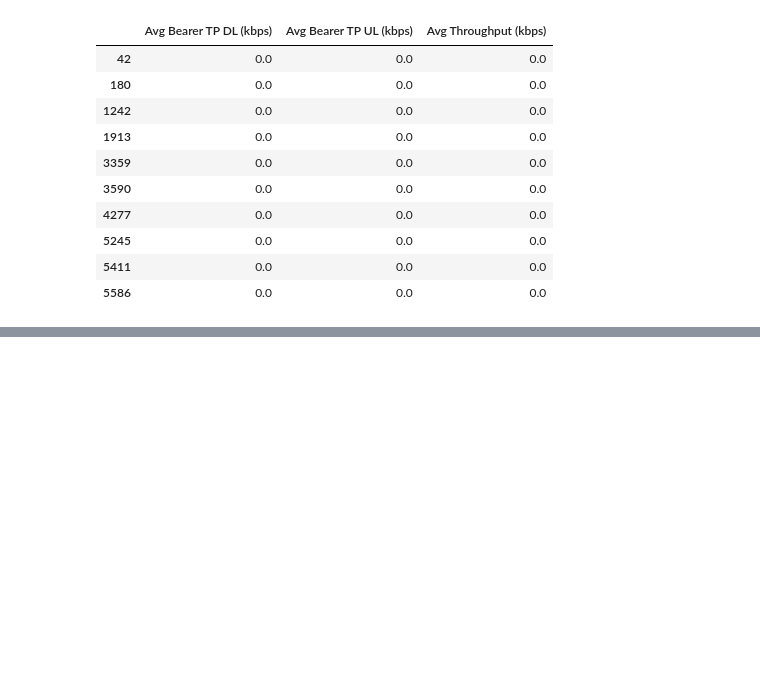
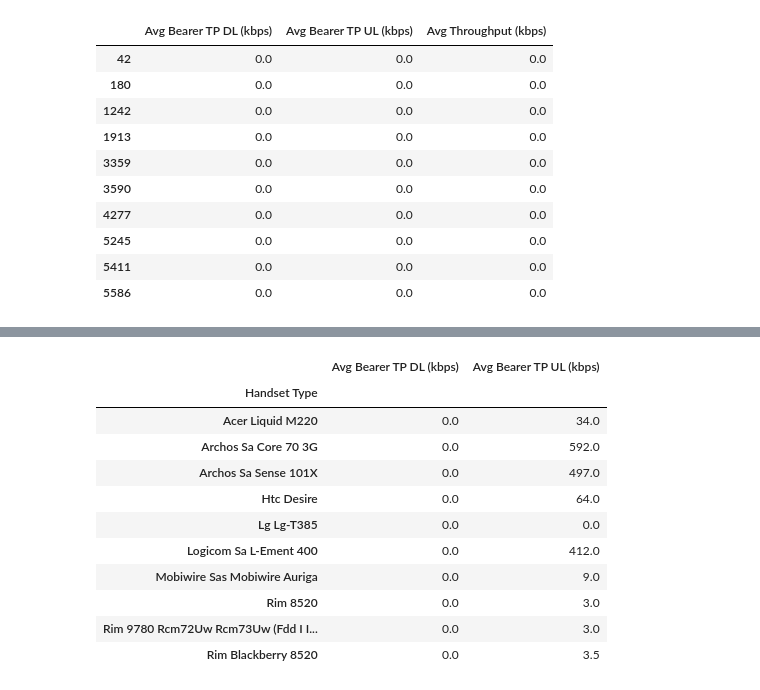
Before and after one commit to biniyam69/telecom, a Jupyter notebook: notebooks/Task4.ipynb, the cells around one changed output, grey strips where cells are left out. Saved outputs shown, nothing was run; the diff lists cells and outputs as text; code cells hidden in the pictures; blank space fills up the shorter version.

```diff
--- a/notebooks/Task4.ipynb
+++ b/notebooks/Task4.ipynb
@@ -293,0 +333,16 @@ bottom_10_throughput
+# %%
+#These almost have no internet
+avg_tp_per_handset.nsmallest(10, 'Avg Bearer TP DL (kbps)')
+# %% [output]
+|  | Avg Bearer TP DL (kbps) | Avg Bearer TP UL (kbps) |
+| Handset Type |  |  |
+| Acer Liquid M220 | 0.0 | 34.0 |
+| Archos Sa Core 70 3G | 0.0 | 592.0 |
+| Archos Sa Sense 101X | 0.0 | 497.0 |
+| Htc Desire | 0.0 | 64.0 |
+| Lg Lg-T385 | 0.0 | 0.0 |
+| Logicom Sa L-Ement 400 | 0.0 | 412.0 |
+| Mobiwire Sas Mobiwire Auriga | 0.0 | 9.0 |
+| Rim 8520 | 0.0 | 3.0 |
+| Rim 9780 Rcm72Uw Rcm73Uw (Fdd I I... | 0.0 | 3.0 |
+| Rim Blackberry 8520 | 0.0 | 3.5 |
```
Also changed, not shown: parts of 5 cells of this notebook.
